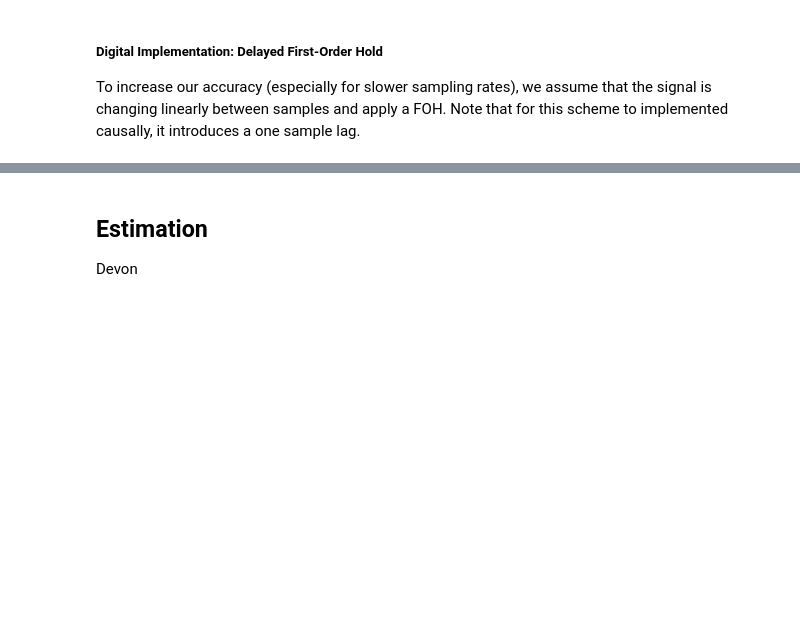
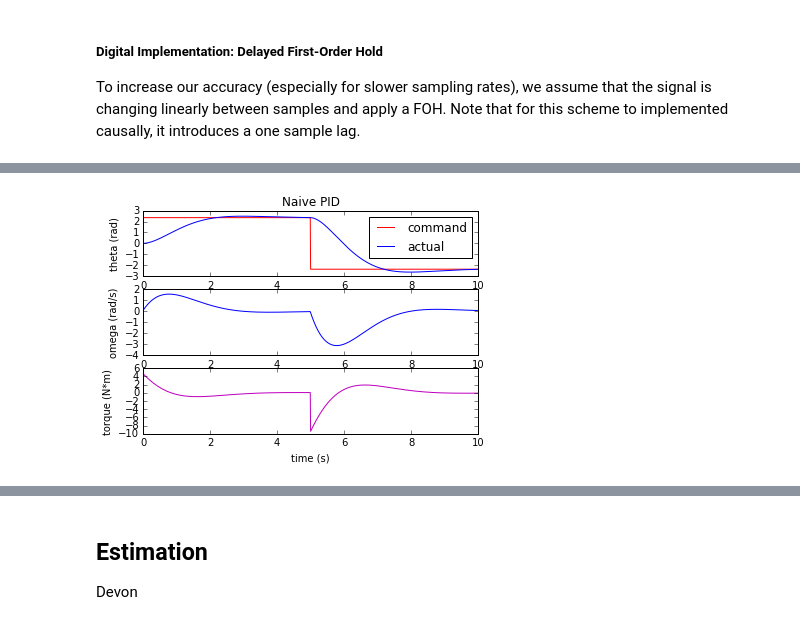
Before and after one commit to byu-magicc/lie_groups, a Jupyter notebook: Chap-02-S1.ipynb, the cells around one changed output, grey strips where cells are left out. Saved outputs shown, nothing was run; the diff lists cells and outputs as text; code cells hidden in the pictures; blank space fills up the shorter version.

```diff
--- a/Chap-02-S1.ipynb
+++ b/Chap-02-S1.ipynb
@@ -923,0 +1115,4 @@ Dan
+# %%
+sim.plot()
+# %% [output]
+[figure, added]
```
Also changed, not shown: parts of 25 cells of this notebook.
